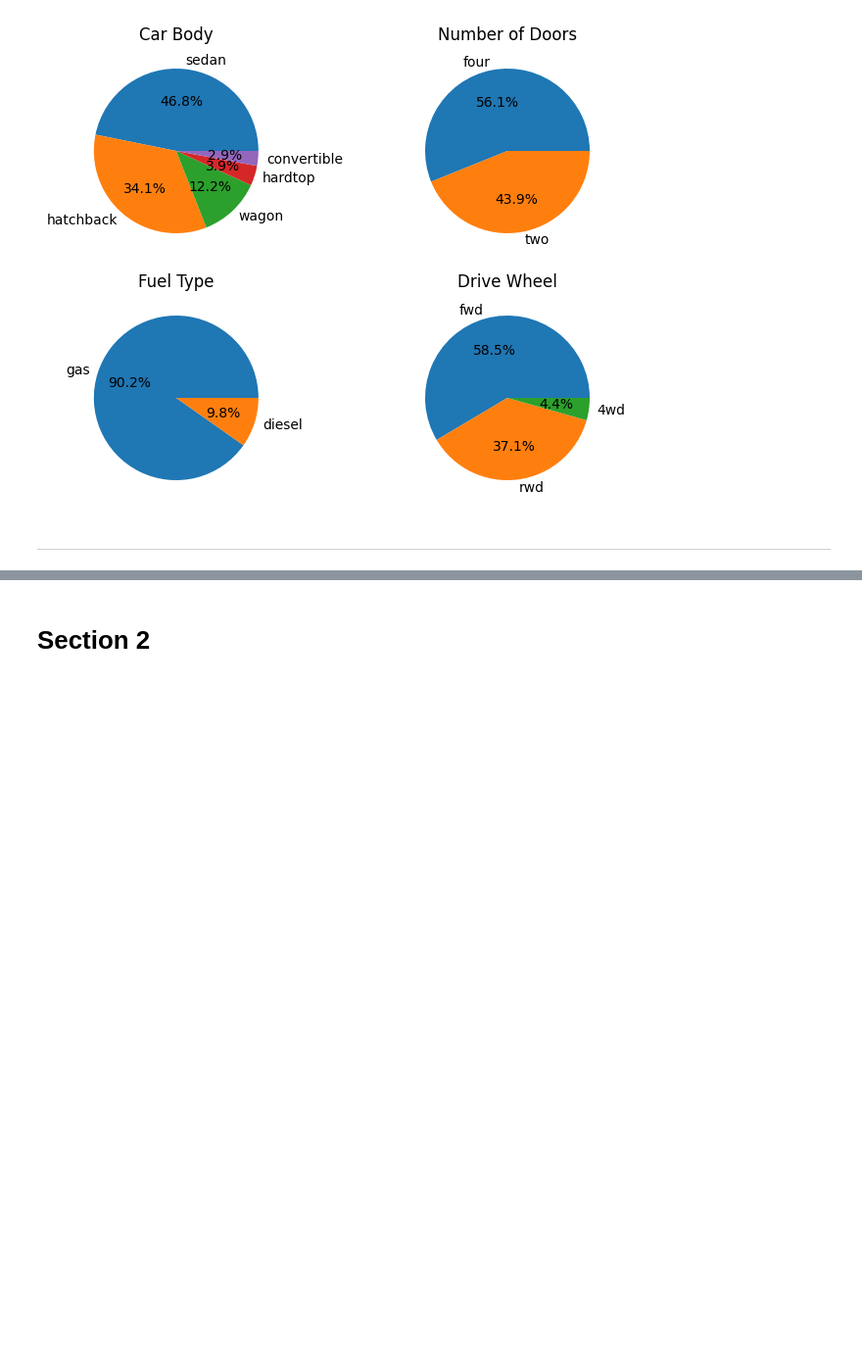
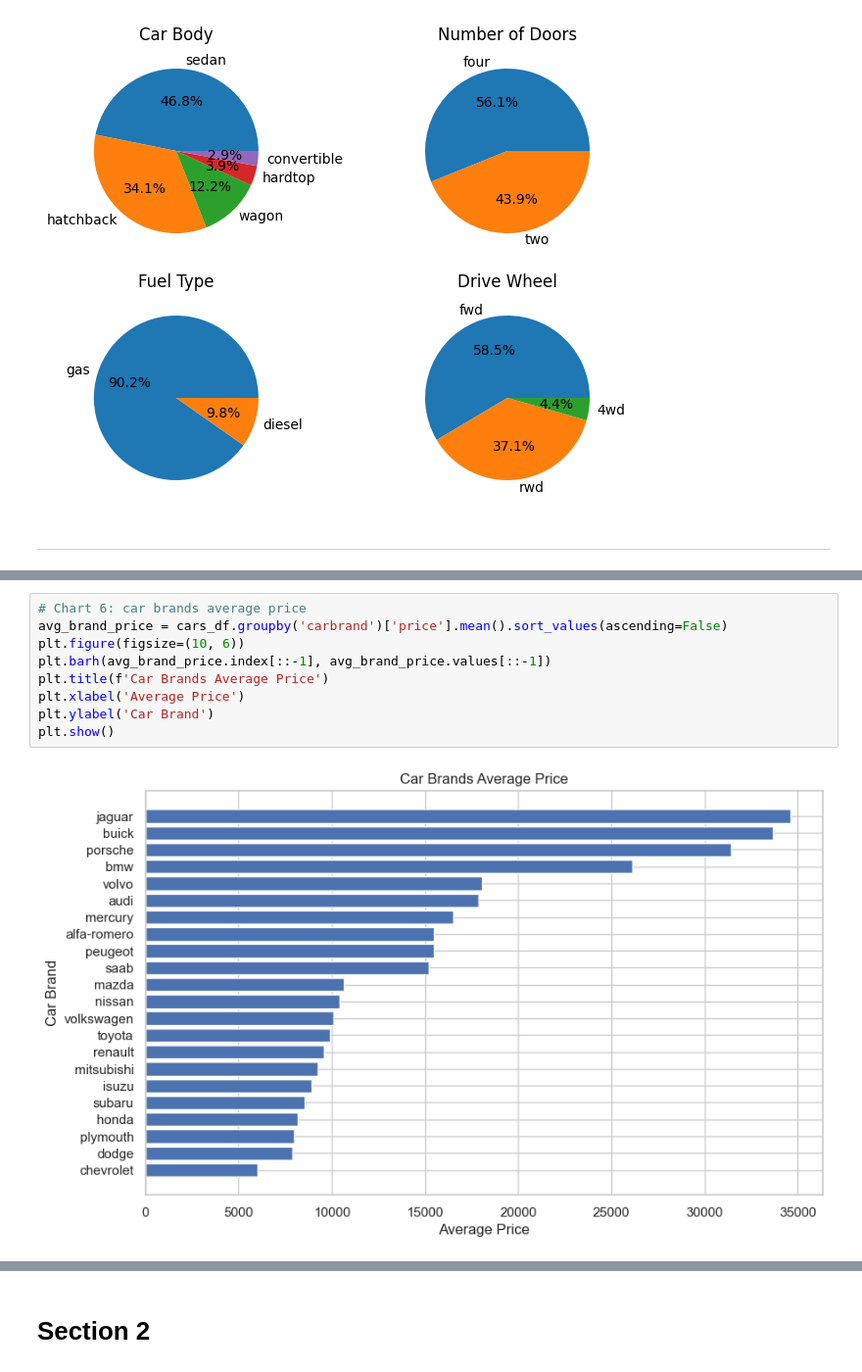
Before and after one commit to RanaAlaaTahon/car-price-analysis, a Jupyter notebook: jupyter_notebooks/data-visualization.ipynb, the cells around one changed output, grey strips where cells are left out. Shown at 98% size. Drawn from its saved outputs; the diff is of its cells as text; blank space fills up the shorter version.

```diff
--- a/jupyter_notebooks/data-visualization.ipynb
+++ b/jupyter_notebooks/data-visualization.ipynb
@@ -124,0 +138,11 @@ plt.show()
+# %%
+# Chart 6: car brands average price
+avg_brand_price = cars_df.groupby('carbrand')['price'].mean().sort_values(ascending=False)
+plt.figure(figsize=(10, 6))
+plt.barh(avg_brand_price.index[::-1], avg_brand_price.values[::-1])
+plt.title(f'Car Brands Average Price')
+plt.xlabel('Average Price')
+plt.ylabel('Car Brand')
+plt.show()
+# %% [output]
+[figure, added]
```
Also changed, not shown: parts of 6 cells of this notebook, 1 other file.
